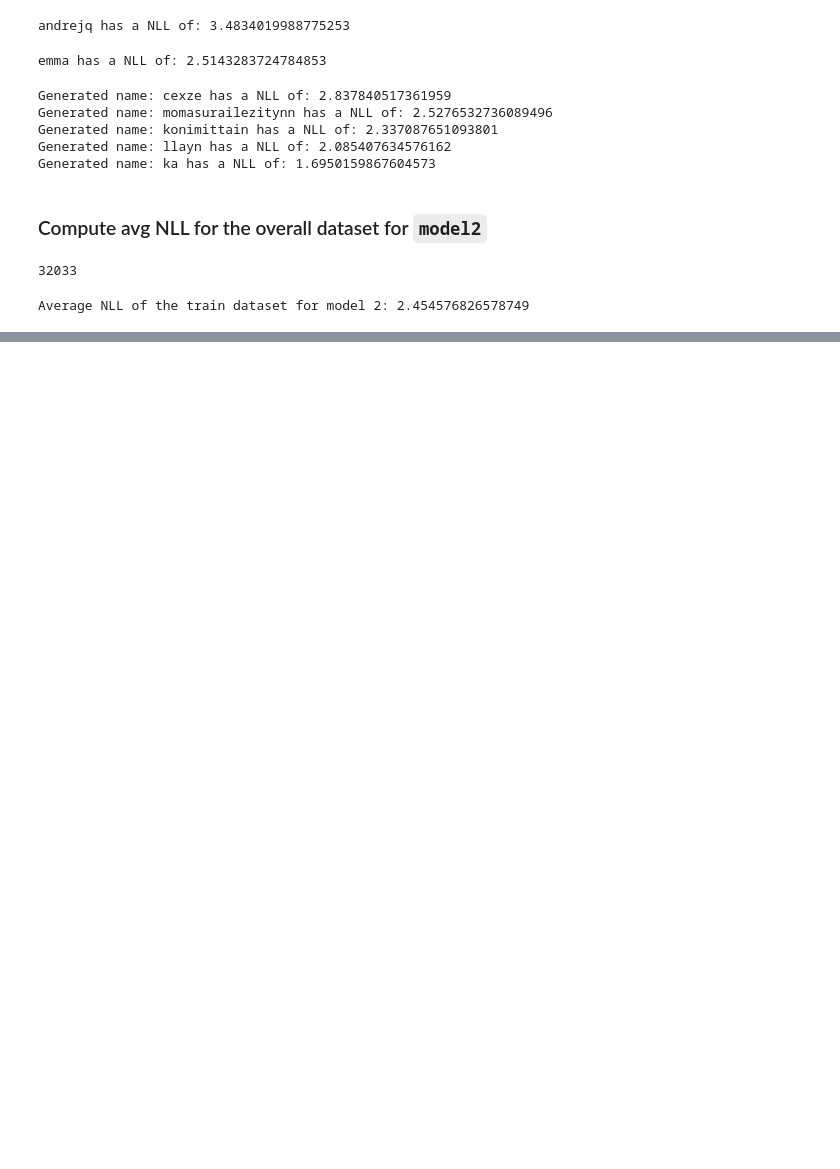
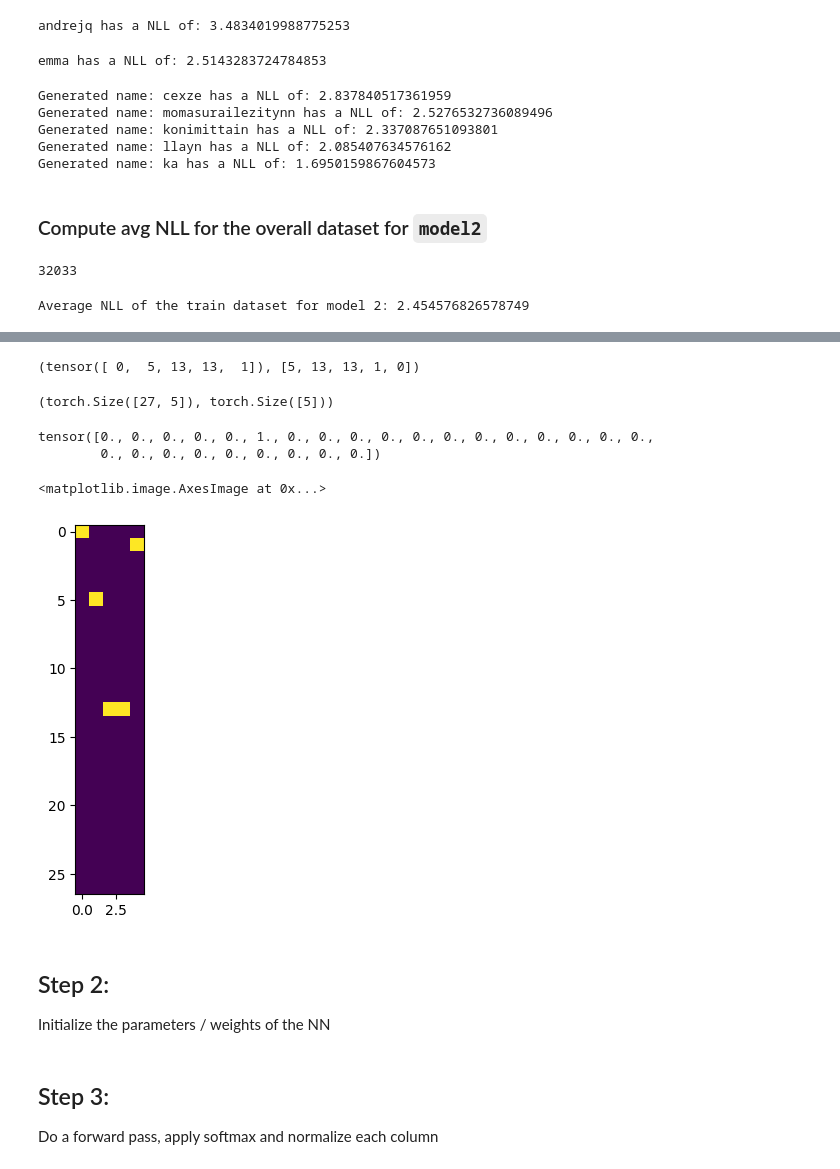
Before and after one commit to sohammistri/makemore, a Jupyter notebook: bigram.ipynb, the cells around one changed output, grey strips where cells are left out. Drawn from its saved outputs; the diff is of its cells as text; code cells hidden in the pictures; blank space fills up the shorter version.

```diff
--- a/bigram.ipynb
+++ b/bigram.ipynb
@@ -475,0 +508,39 @@ Average NLL of the train dataset for model 2: 2.454576826578749
+# %%
+import torch.nn.functional as F
+
+idx1, idx2 = [], []
+
+for name in names[:1]:
+    name = ['.'] + list(name) + ['.']
+
+    for ch1, ch2 in zip(name, name[1:]):
+        i1, i2 = stoi[ch1], stoi[ch2]
+        idx1.append(i1)
+        idx2.append(i2)
+
+idx1 = torch.Tensor(idx1).long()
+
+idx1, idx2
+# %% [output]
+(tensor([ 0,  5, 13, 13,  1]), [5, 13, 13, 1, 0])
+# %%
+input = F.one_hot(idx1, num_classes=len(stoi)).float().T
+output = torch.Tensor(idx2).long()
+
+input.shape, output.shape
+# %% [output]
+(torch.Size([27, 5]), torch.Size([5]))
+# %%
+input[:,1]
+# %% [output]
+tensor([0., 0., 0., 0., 0., 1., 0., 0., 0., 0., 0., 0., 0., 0., 0., 0., 0., 0.,
+        0., 0., 0., 0., 0., 0., 0., 0., 0.])
+# %%
+plt.imshow(input)
+# %% [output]
+<matplotlib.image.AxesImage at 0x...>
+[figure, added]
+# %% [markdown]
+## Step 2:
+
+Initialize the parameters / weights of the NN
@@ -475,0 +552,4 @@ Average NLL of the train dataset for model 2: 2.454576826578749
+# %% [markdown]
+## Step 3:
+
+Do a forward pass, apply softmax and normalize each column
```
Also changed, not shown: parts of 33 cells of this notebook.
